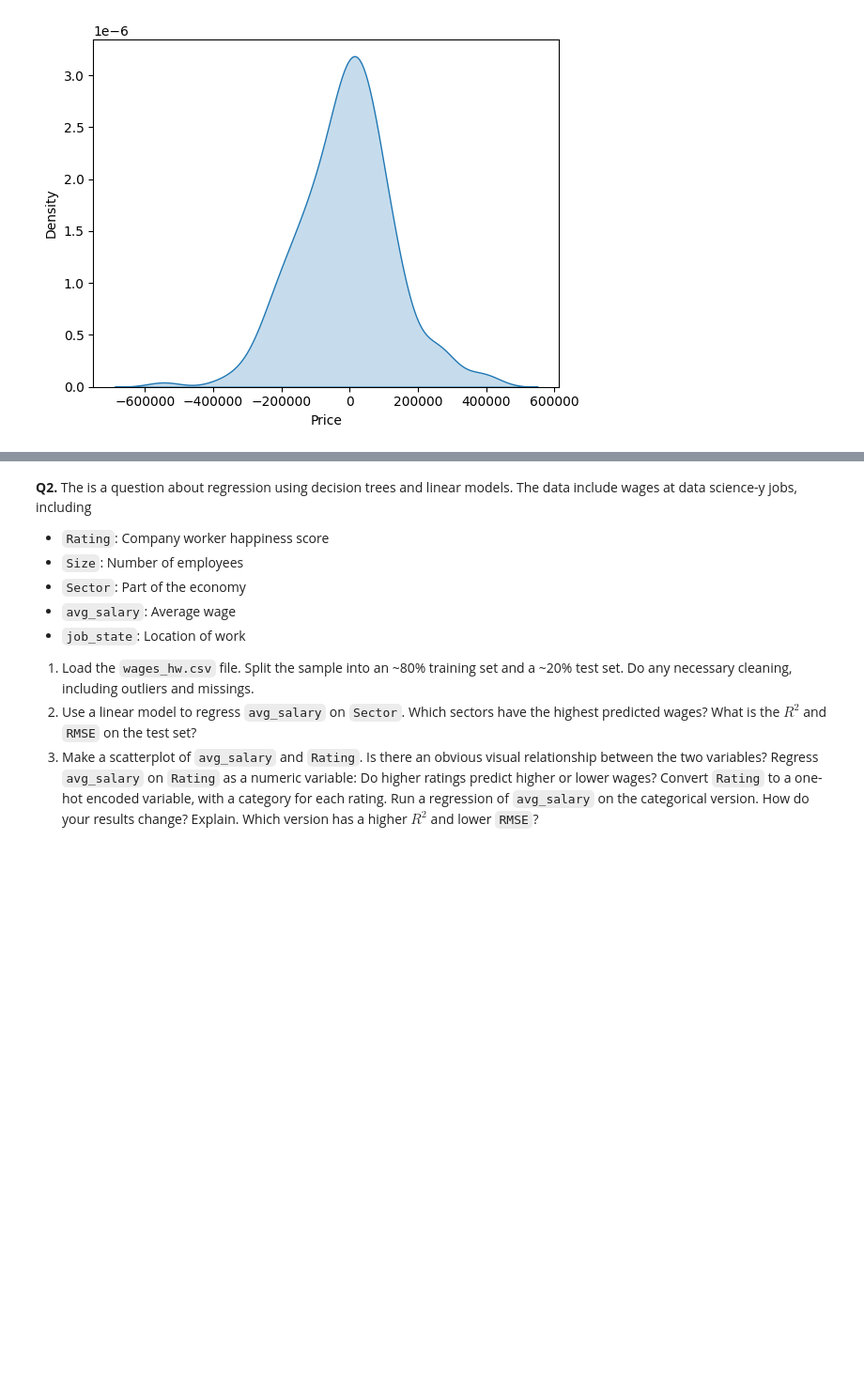
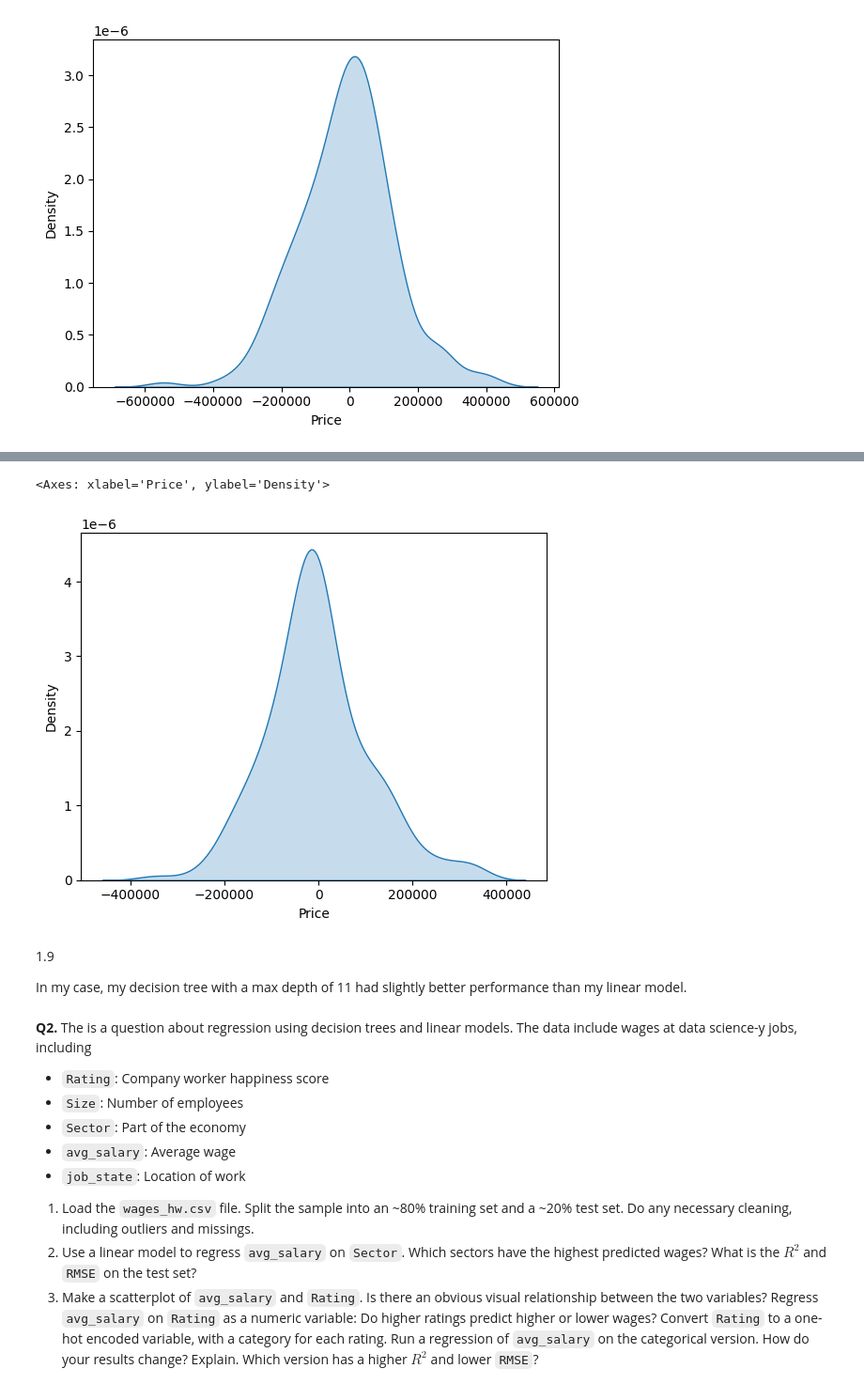
Before and after one commit to BryantRChow/DS_3001_assignment_4, a Jupyter notebook: assignment4.ipynb, the cells around one changed output, grey strips where cells are left out. Shown at 94% size. Cells and saved outputs as stored; diff of their text form; code cells hidden in the pictures; blank space fills up the shorter version.

```diff
--- a/assignment4.ipynb
+++ b/assignment4.ipynb
@@ -212,3 +236,13 @@ sns.kdeplot(residuals, fill=True)
+# %%
+residuals = cat_test_y - y_pred
+sns.kdeplot(residuals, fill=True)
+# %% [output]
+<Axes: xlabel='Price', ylabel='Density'>
+[figure, added]
+# %% [markdown]
+1.9
+
+In my case, my decision tree with a max depth of 11 had slightly better performance than my linear model.
 # %% [markdown]
 **Q2.** The is a question about regression using decision trees and linear models. The data include wages at data science-y jobs, including
 
```
Also changed, not shown: parts of 2 cells of this notebook.
